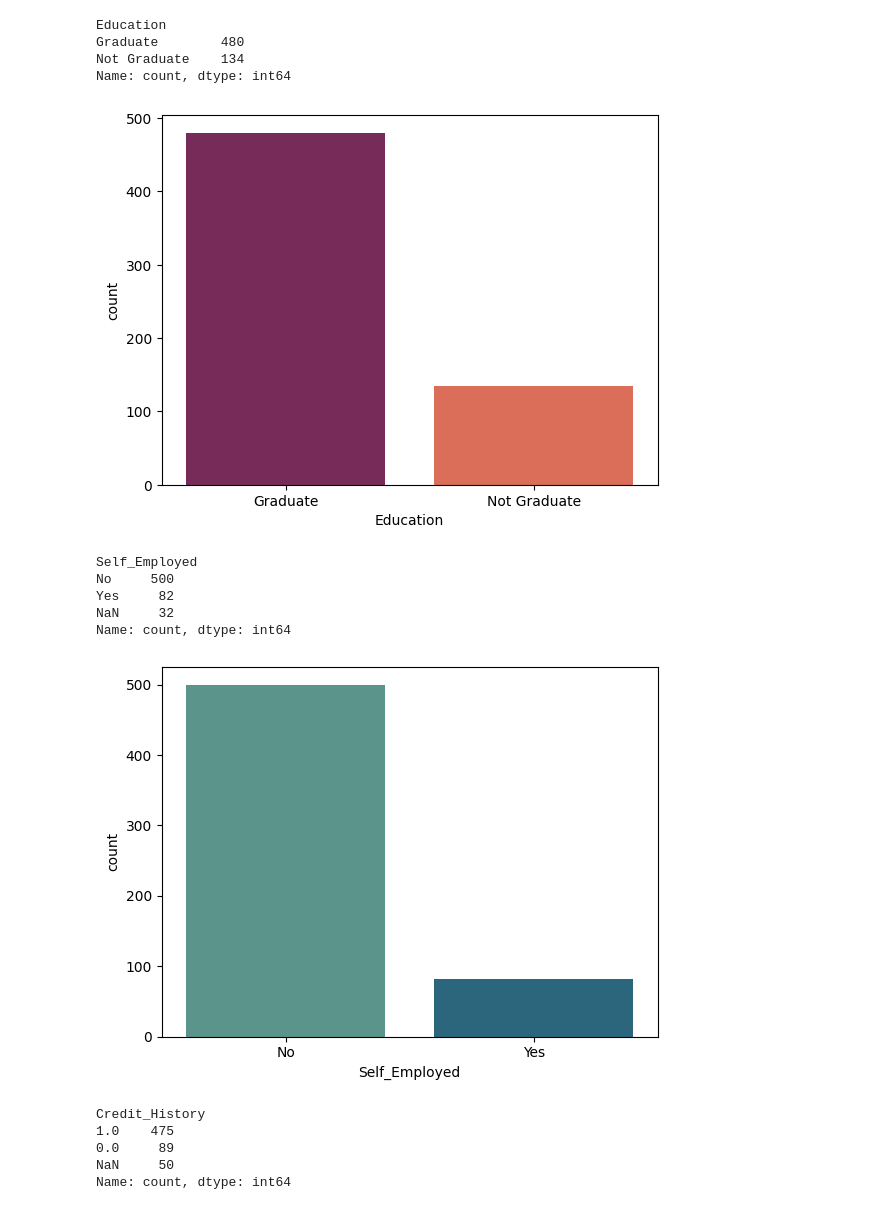
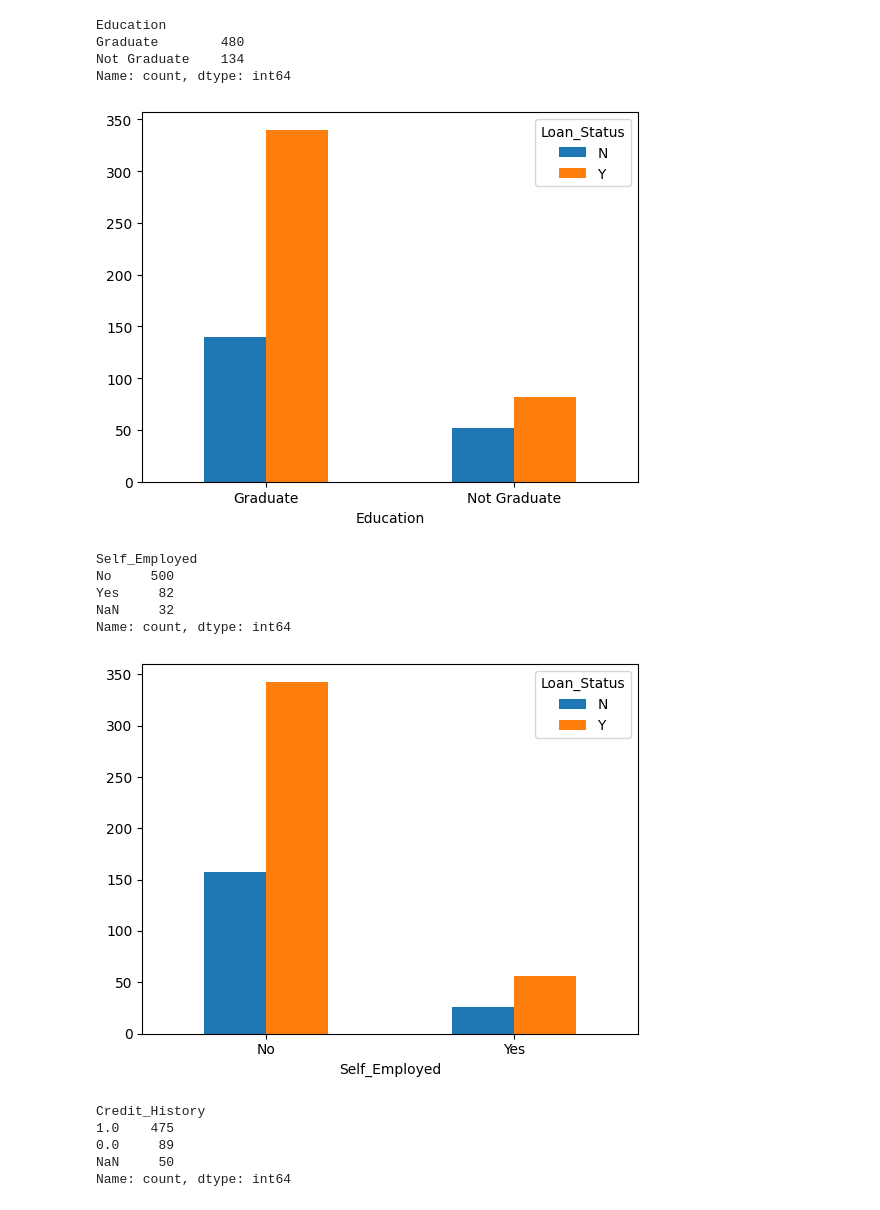
Before and after one commit to sanskritiagr/Loan-Prediction, a Jupyter notebook: LoanPreds.ipynb, the cells around one changed output. Cells and saved outputs as stored; diff of their text form; code cells hidden in the pictures.

```diff
--- a/LoanPreds.ipynb
+++ b/LoanPreds.ipynb
@@ -112,10 +112,10 @@ Graduate        480
 Not Graduate    134
 Name: count, dtype: int64
 # %%
-sns.countplot(x="Education", data=df, palette="rocket")
-plt.show()
+crosstb = pd.crosstab(df.Education, df.Loan_Status)
+barplot = crosstb.plot.bar(rot=0)
 # %% [output]
-[figure, old version]
+[figure, new version]
 # %%
 df.Self_Employed.value_counts(dropna=False)
 # %% [output]
@@ -125,10 +125,10 @@ Yes     82
 NaN     32
 Name: count, dtype: int64
 # %%
-sns.countplot(x="Self_Employed", data=df, palette="crest")
-plt.show()
+crosstb = pd.crosstab(df.Self_Employed, df.Loan_Status)
+barplot = crosstb.plot.bar(rot=0)
 # %% [output]
-[figure, old version]
+[figure, new version]
 # %%
 df.Credit_History.value_counts(dropna=False)
 # %% [output]
```
Also changed, not shown: parts of 5 cells of this notebook.
